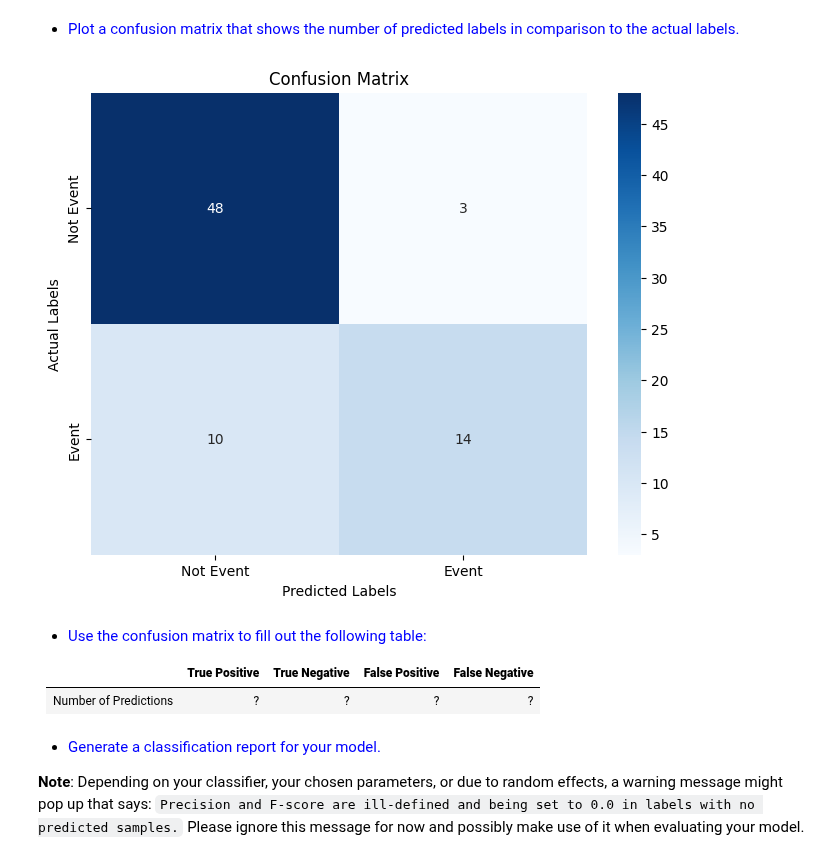
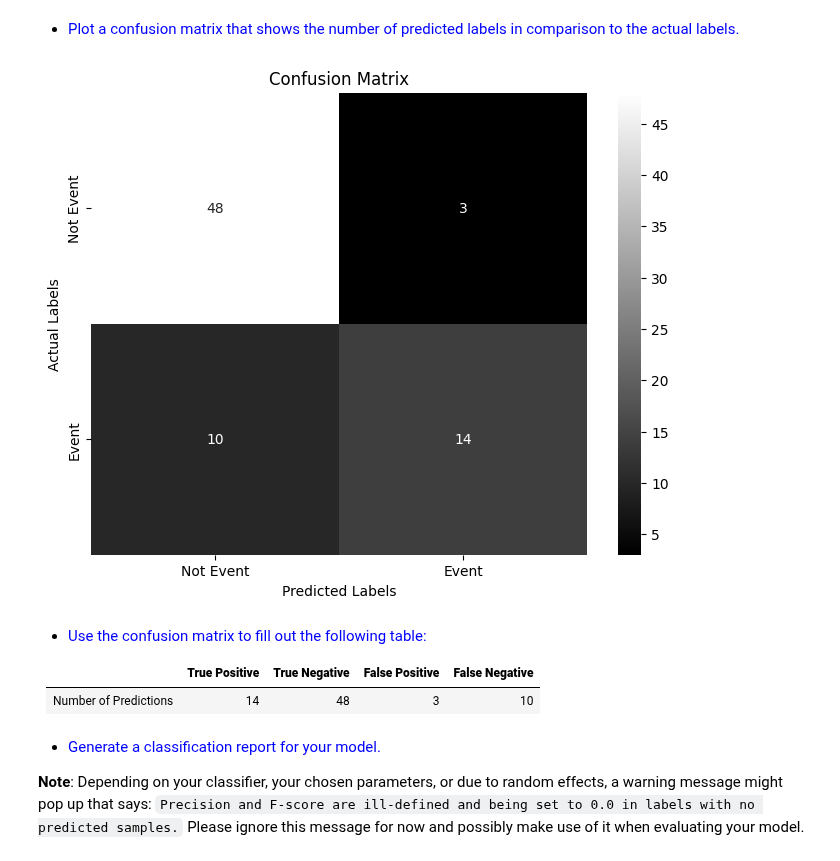
Before and after one commit to muazzamaqeel/DeepLearning, a Jupyter notebook: University_Work/Group-Work/Machine_Learning/DL4CV_NB/03c_ML_101_P1_Ex_NEW.ipynb, the cells around one changed output. Saved outputs shown, nothing was run; the diff lists cells and outputs as text; code cells hidden in the pictures.

```diff
--- a/University_Work/Group-Work/Machine_Learning/DL4CV_NB/03c_ML_101_P1_Ex_NEW.ipynb
+++ b/University_Work/Group-Work/Machine_Learning/DL4CV_NB/03c_ML_101_P1_Ex_NEW.ipynb
@@ -160,22 +160,22 @@ Accuracy: 0.8266666666666667
 # %%
 # Your solution goes here:
 conf_matrix = confusion_matrix(y_test, predictions)
 plt.figure(figsize=(8, 6))
-sns.heatmap(conf_matrix, annot=True, fmt="d", cmap="Blues",
+sns.heatmap(conf_matrix, annot=True, fmt="d", cmap="gray",
             xticklabels=['Not Event', 'Event'],
             yticklabels=['Not Event', 'Event'])
 plt.xlabel('Predicted Labels')
 plt.ylabel('Actual Labels')
 plt.title('Confusion Matrix')
 plt.show()
 # %% [output]
-[figure, old version]
+[figure, new version]
 # %% [markdown]
 * <div style="color:blue">Use the confusion matrix to fill out the following table:</div>
 
 ||**True Positive**|**True Negative**|**False Positive**|**False Negative**|
 |-|:-:|:-:|:-:|:-:|
-|Number of Predictions|?|?|?|?|
+|Number of Predictions|14|48|3|10|
 # %% [markdown]
 * <div style="color:blue">Generate a classification report for your model.</div>
 
```
Also changed, not shown: parts of 7 cells of this notebook, 1 other file.
